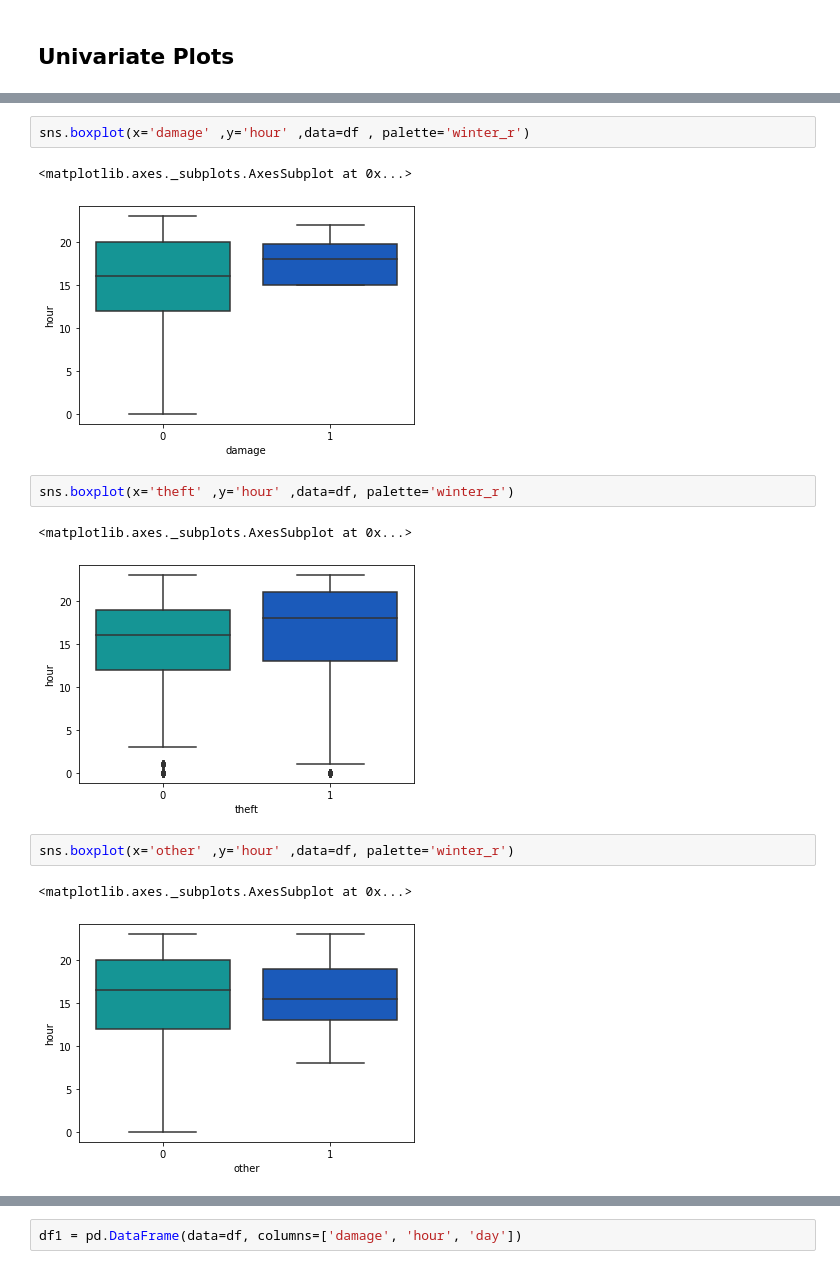
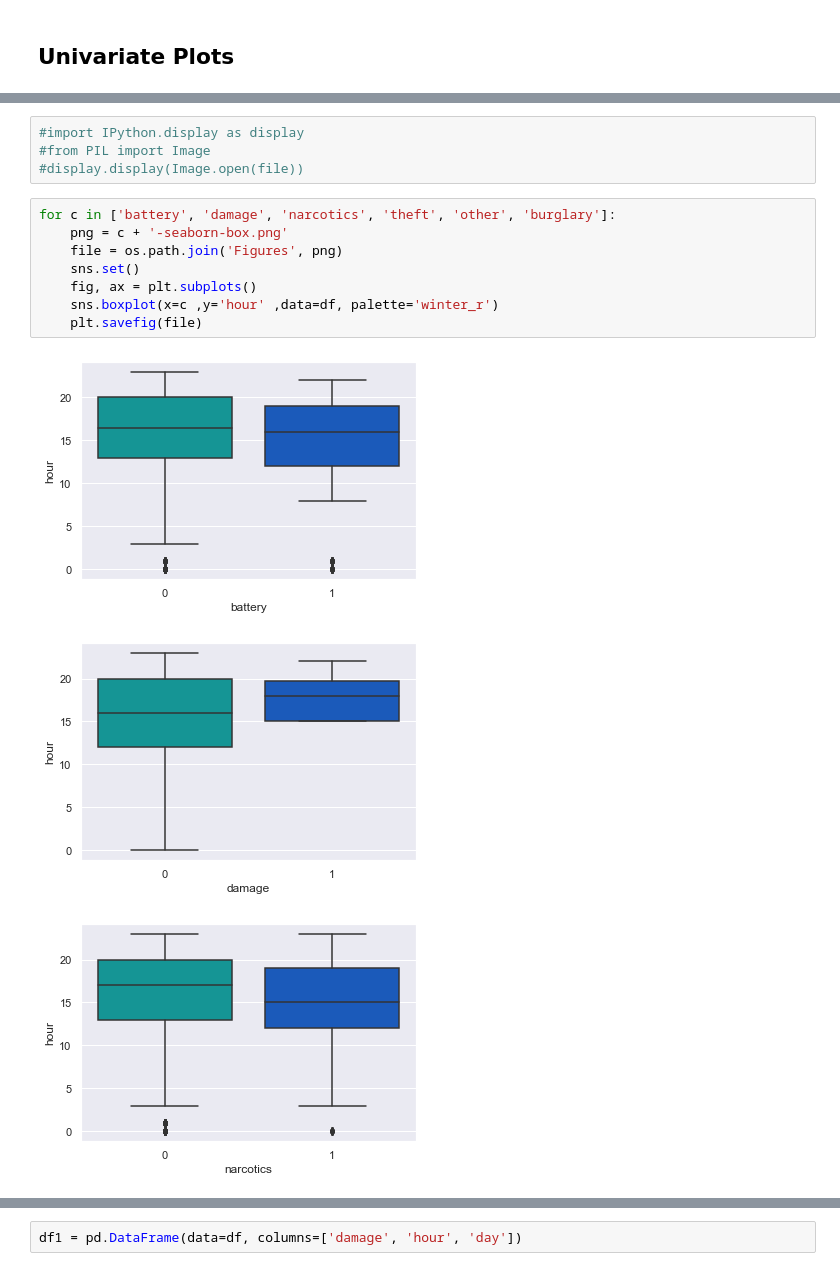
Before and after one commit to divyatv/MachineLearning_ChicagoCrime, a Jupyter notebook: start.ipynb, the cells around one changed output, grey strips where cells are left out. Cells and saved outputs as stored; diff of their text form.

```diff
--- a/start.ipynb
+++ b/start.ipynb
@@ -208,15 +209,16 @@ sns.boxplot(x='battery' ,y='hour' ,data=df, palette='winter_r')
-# %%
-sns.boxplot(x='damage' ,y='hour' ,data=df , palette='winter_r')
-# %% [output]
-<matplotlib.axes._subplots.AxesSubplot at 0x...>
-[figure, removed]
-# %%
-sns.boxplot(x='theft' ,y='hour' ,data=df, palette='winter_r')
-# %% [output]
-<matplotlib.axes._subplots.AxesSubplot at 0x...>
-[figure, removed]
-# %%
-sns.boxplot(x='other' ,y='hour' ,data=df, palette='winter_r')
-# %% [output]
-<matplotlib.axes._subplots.AxesSubplot at 0x...>
-[figure, removed]
+# %%
+#import IPython.display as display
+#from PIL import Image
+#display.display(Image.open(file))
+# %%
+for c in ['battery', 'damage', 'narcotics', 'theft', 'other', 'burglary']:
+    png = c + '-seaborn-box.png'
+    file = os.path.join('Figures', png)
+    sns.set()
+    fig, ax = plt.subplots()
+    sns.boxplot(x=c ,y='hour' ,data=df, palette='winter_r')
+    plt.savefig(file)
+# %% [output]
+[figure, added]
+[figure, added]
+[figure, added]
```
Also changed, not shown: parts of 3 cells of this notebook, 12 other files.
